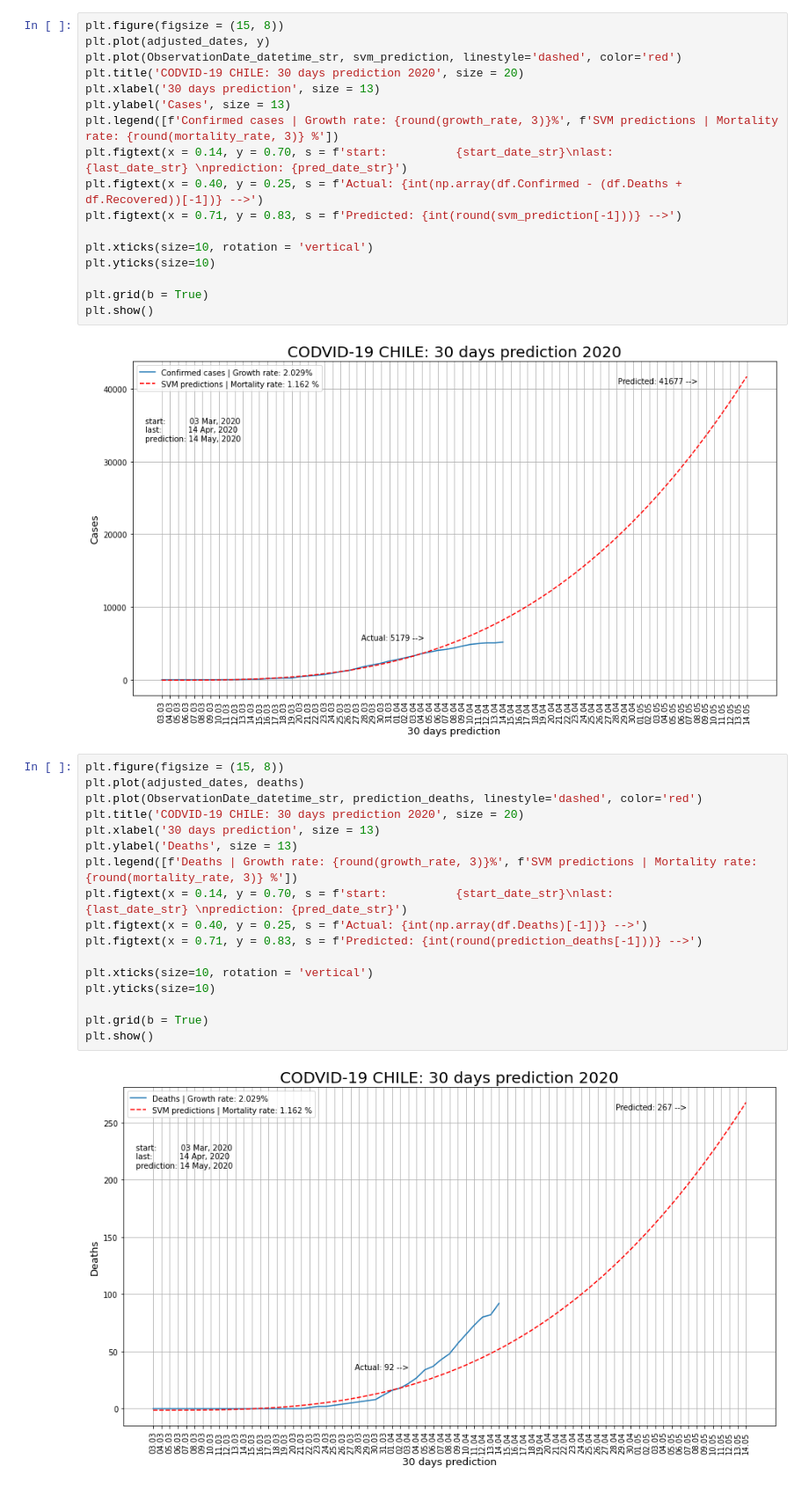
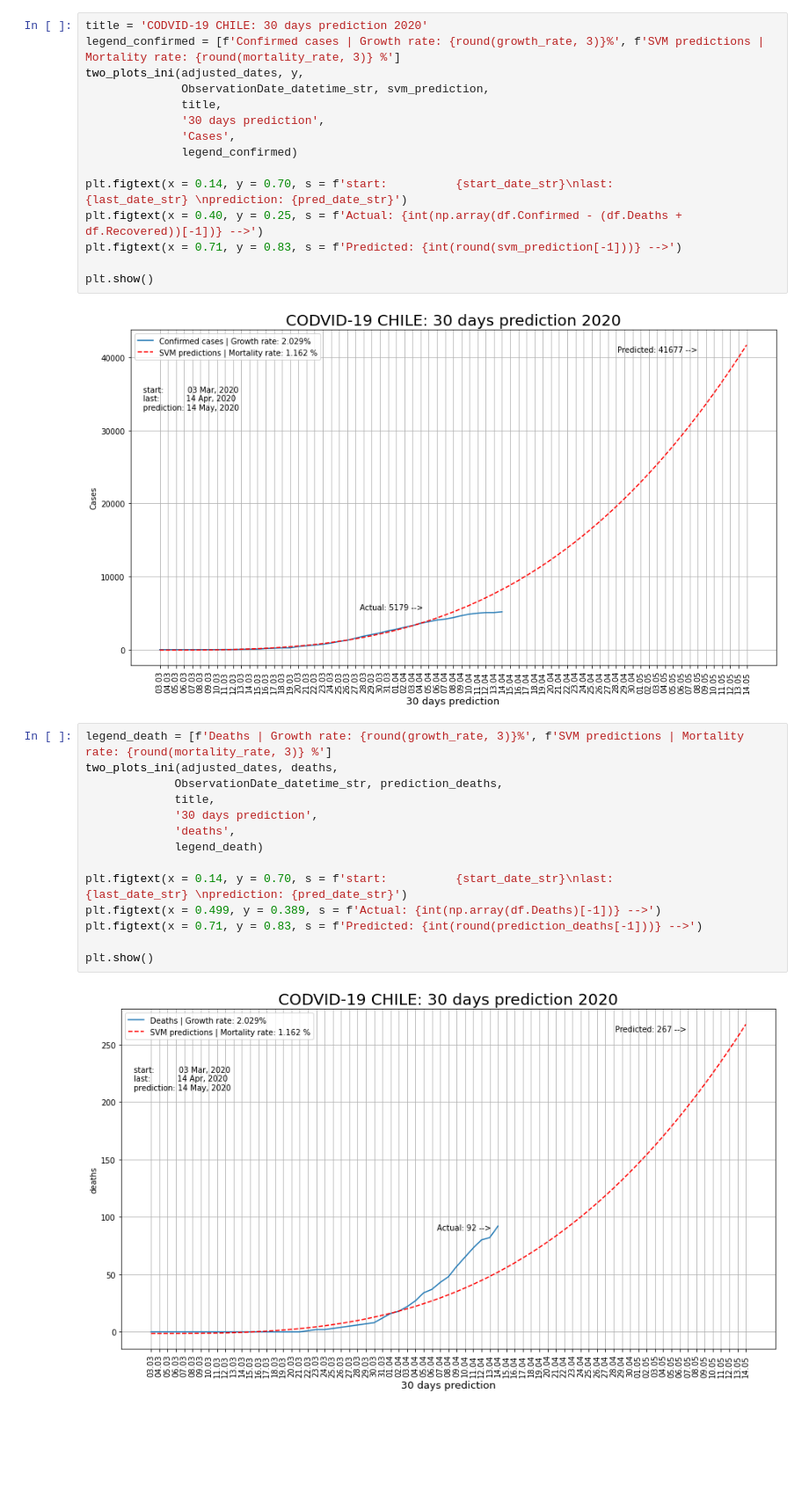
Before and after one commit to GUNTERMAXIMUS/covid-19predictCL, a Jupyter notebook: covod_19_2.ipynb, the cells around one changed output. Shown at 88% size. Cells and saved outputs as stored; diff of their text form; blank space fills up the shorter version.

```diff
--- a/covod_19_2.ipynb
+++ b/covod_19_2.ipynb
@@ -249,39 +319,34 @@ ObservationDate_datetime_str = [i.strftime('%d.%m') for i in ObservationDate_dat
 # %%
-plt.figure(figsize = (15, 8))
-plt.plot(adjusted_dates, y)
-plt.plot(ObservationDate_datetime_str, svm_prediction, linestyle='dashed', color='red')
-plt.title('CODVID-19 CHILE: 30 days prediction 2020', size = 20)
-plt.xlabel('30 days prediction', size = 13)
-plt.ylabel('Cases', size = 13)
-plt.legend([f'Confirmed cases | Growth rate: {round(growth_rate, 3)}%', f'SVM predictions | Mortality rate: {round(mortality_rate, 3)} %'])
+title = 'CODVID-19 CHILE: 30 days prediction 2020'
+legend_confirmed = [f'Confirmed cases | Growth rate: {round(growth_rate, 3)}%', f'SVM predictions | Mortality rate: {round(mortality_rate, 3)} %']
+two_plots_ini(adjusted_dates, y,
+              ObservationDate_datetime_str, svm_prediction,
+              title,
+              '30 days prediction',
+              'Cases',
+              legend_confirmed)
+
 plt.figtext(x = 0.14, y = 0.70, s = f'start:          {start_date_str}\nlast:           {last_date_str} \nprediction: {pred_date_str}')
 plt.figtext(x = 0.40, y = 0.25, s = f'Actual: {int(np.array(df.Confirmed - (df.Deaths + df.Recovered))[-1])} -->')
 plt.figtext(x = 0.71, y = 0.83, s = f'Predicted: {int(round(svm_prediction[-1]))} -->')
 
-plt.xticks(size=10, rotation = 'vertical')
-plt.yticks(size=10)
-
-plt.grid(b = True)
 plt.show()
 # %% [output]
 [figure]
 # %%
-plt.figure(figsize = (15, 8))
-plt.plot(adjusted_dates, deaths)
-plt.plot(ObservationDate_datetime_str, prediction_deaths, linestyle='dashed', color='red')
-plt.title('CODVID-19 CHILE: 30 days prediction 2020', size = 20)
-plt.xlabel('30 days prediction', size = 13)
-plt.ylabel('Deaths', size = 13)
-plt.legend([f'Deaths | Growth rate: {round(growth_rate, 3)}%', f'SVM predictions | Mortality rate: {round(mortality_rate, 3)} %'])
+legend_death = [f'Deaths | Growth rate: {round(growth_rate, 3)}%', f'SVM predictions | Mortality rate: {round(mortality_rate, 3)} %']
+two_plots_ini(adjusted_dates, deaths,
+             ObservationDate_datetime_str, prediction_deaths,
+             title,
+             '30 days prediction',
+             'deaths',
+             legend_death)
+
 plt.figtext(x = 0.14, y = 0.70, s = f'start:          {start_date_str}\nlast:           {last_date_str} \nprediction: {pred_date_str}')
-plt.figtext(x = 0.40, y = 0.25, s = f'Actual: {int(np.array(df.Deaths)[-1])} -->')
+plt.figtext(x = 0.499, y = 0.389, s = f'Actual: {int(np.array(df.Deaths)[-1])} -->')
 plt.figtext(x = 0.71, y = 0.83, s = f'Predicted: {int(round(prediction_deaths[-1]))} -->')
 
-plt.xticks(size=10, rotation = 'vertical')
-plt.yticks(size=10)
-
-plt.grid(b = True)
 plt.show()
 # %% [output]
-[figure, old version]
+[figure, new version]
 # %%
```
Also changed, not shown: parts of 10 cells of this notebook.
